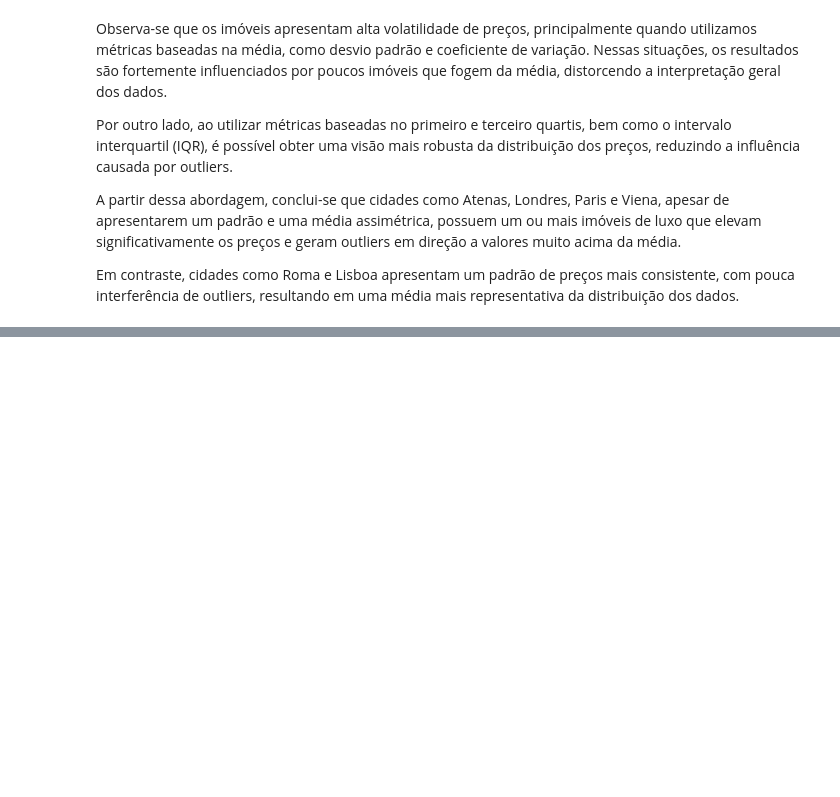
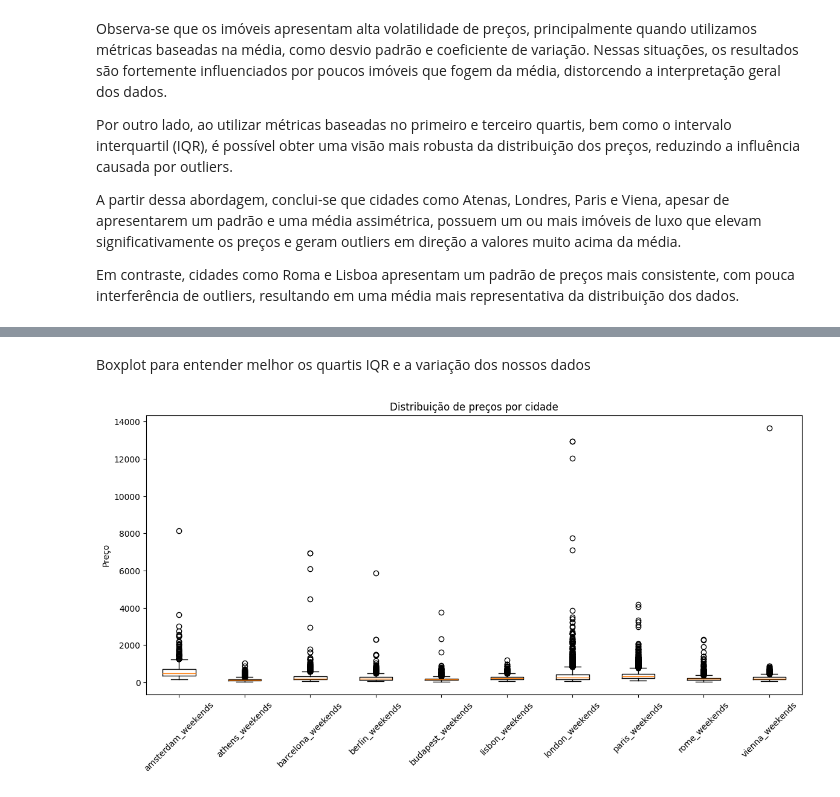
Before and after one commit to walleceoli/airbnb-europe-insights-, a Jupyter notebook: analise.ipynb, the cells around one changed output, grey strips where cells are left out. Drawn from its saved outputs; the diff is of its cells as text; code cells hidden in the pictures; blank space fills up the shorter version.

```diff
--- a/analise.ipynb
+++ b/analise.ipynb
@@ -751,0 +921,23 @@ Em contraste, cidades como Roma e Lisboa apresentam um padrão de preços mais c
+# %% [markdown]
+Boxplot para entender melhor os quartis IQR e a variação dos nossos dados
+# %%
+cidades_fim_semana = df_dados_FimDeSemana['origem'].unique()
+dados_por_cidade_fim_sem = [
+    df_dados_FimDeSemana[df_dados_FimDeSemana['origem'] == cidade]['realSum']
+    for cidade in cidades_fim_semana
+]
+# %%
+plt.figure(figsize=(14,6))
+
+plt.boxplot(
+    dados_por_cidade_fim_sem,
+    labels=cidades_fim_semana,
+    showfliers=True
+)
+
+plt.xticks(rotation=45)
+plt.ylabel('Preço')
+plt.title('Distribuição de preços por cidade')
+plt.show()
+# %% [output]
+[figure, added]
```
Also changed, not shown: parts of 35 cells of this notebook, 1 other file.
